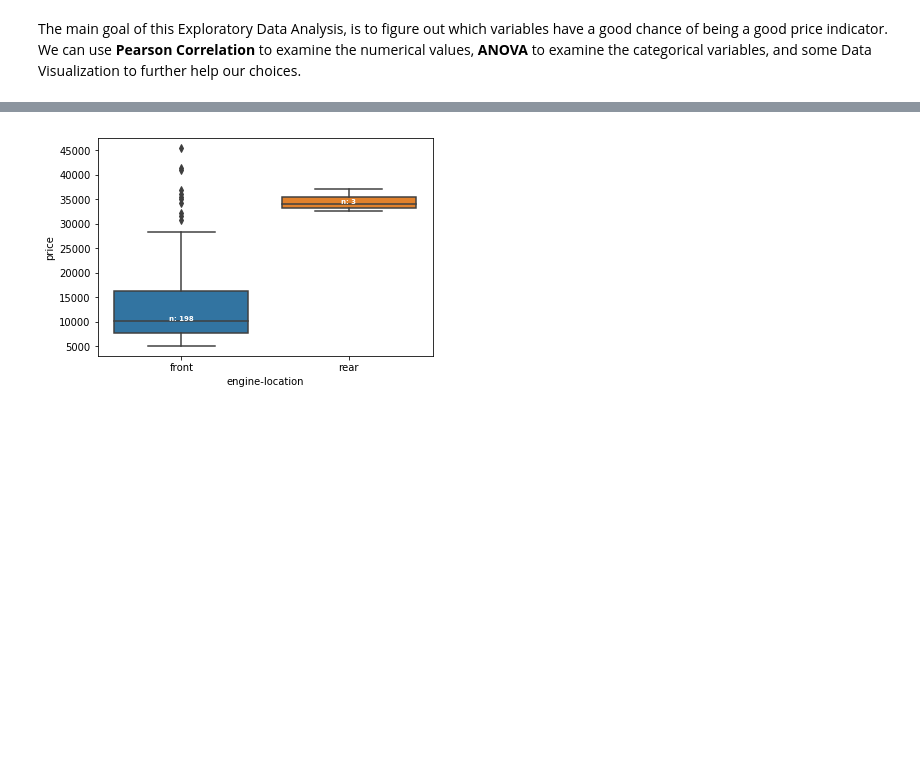
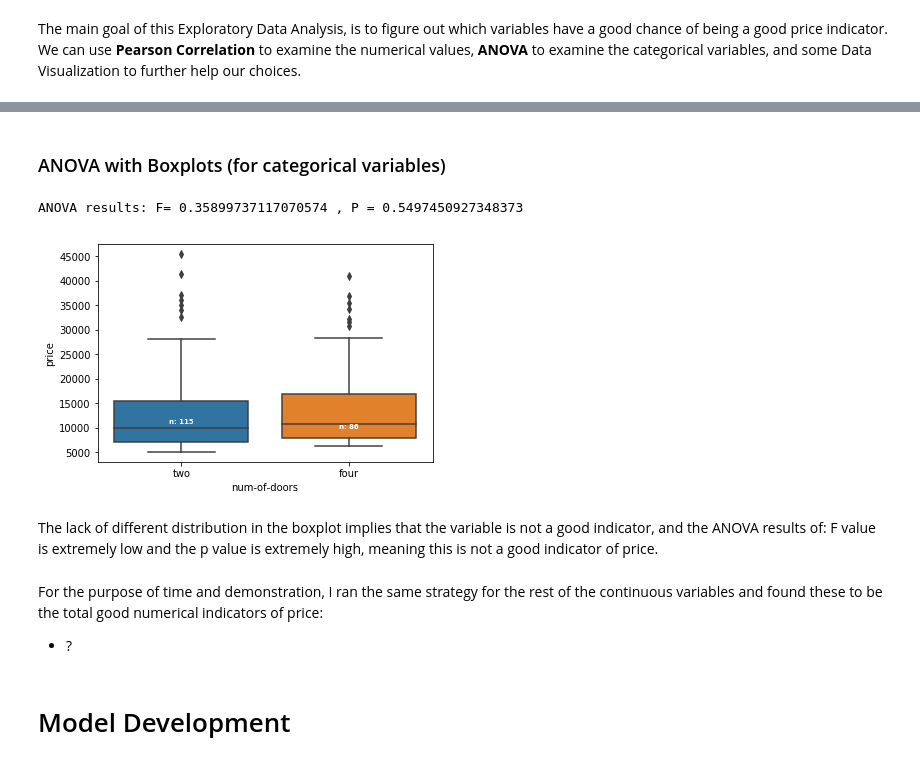
Before and after one commit to troynguyen/sky-limit-theory, a Jupyter notebook: Data_Science_Python_Notebook.ipynb, the cells around one changed output, grey strips where cells are left out. Cells and saved outputs as stored; diff of their text form; code cells hidden in the pictures; blank space fills up the shorter version.

Commit message:
Continued Exploratory Data Analysis

```diff
--- a/Data_Science_Python_Notebook.ipynb
+++ b/Data_Science_Python_Notebook.ipynb
@@ -450,15 +462,40 @@ Requirement already satisfied: setuptools in c:\users\3619678\appdata\local\cont
+# %% [markdown]
+### ANOVA with Boxplots (for categorical variables)
 # %%
-ax=sns.boxplot(x="engine-location", y="price", data=df)
-# Calculate number of obs per group & median to position labels
-medians = df.groupby(['engine-location'])['price'].median().values
-nobs = df['engine-location'].value_counts().values
+ax=sns.boxplot(x="num-of-doors", y="price", data=df)
+# Calculate number of observations per group & median to position the labels
+medians = df.groupby(['num-of-doors'])['price'].median().values
+nobs = df['num-of-doors'].value_counts().values
 nobs = [str(x) for x in nobs.tolist()]
 nobs = ["n: " + i for i in nobs]
 
 # Add it to the plot
 pos = range(len(nobs))
 for tick,label in zip(pos,ax.get_xticklabels()):
     ax.text(pos[tick], medians[tick] + 0.03, nobs[tick],
     horizontalalignment='center', size='x-small', color='w', weight='semibold')
+
+# group by
+
+df_gptest = df[['num-of-doors','price']]
+grouped_test1 = df_gptest.groupby(['num-of-doors'],as_index=False).mean()
+
+grouped_test2=df_gptest[['num-of-doors', 'price']].groupby(['num-of-doors'])
+grouped_test2.head(2)
+df_gptest
+
+# ANOVA
+f_val, p_val = stats.f_oneway(grouped_test2.get_group('four')['price'], grouped_test2.get_group('two')['price'])
+
+print( "ANOVA results: F=", f_val, ", P =", p_val)
 # %% [output]
+ANOVA results: F= 0.35899737117070574 , P = 0.5497450927348373
-[figure, old version]
+[figure, new version]
+# %% [markdown]
+The lack of different distribution in the boxplot implies that the variable is not a good indicator, and the ANOVA results of: F value is extremely low and the p value is extremely high, meaning this is not a good indicator of price.
+# %% [markdown]
+For the purpose of time and demonstration, I ran the same strategy for the rest of the continuous variables and found these to be the total good numerical indicators of price:
+
+* ?
+# %% [markdown]
+# Model Development
```
Also changed, not shown: parts of 4 cells of this notebook.
